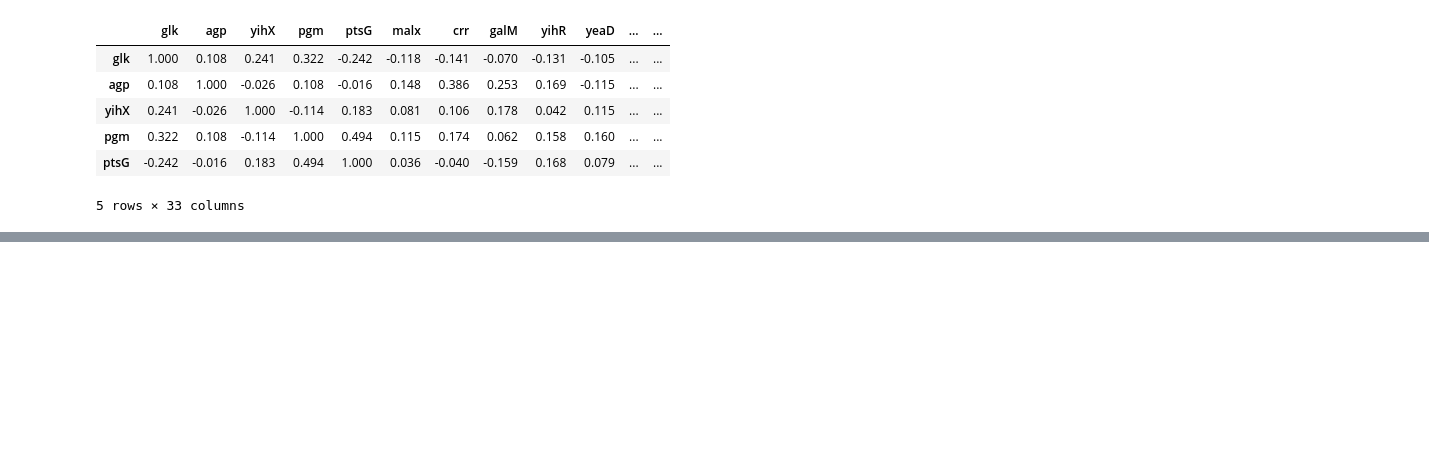
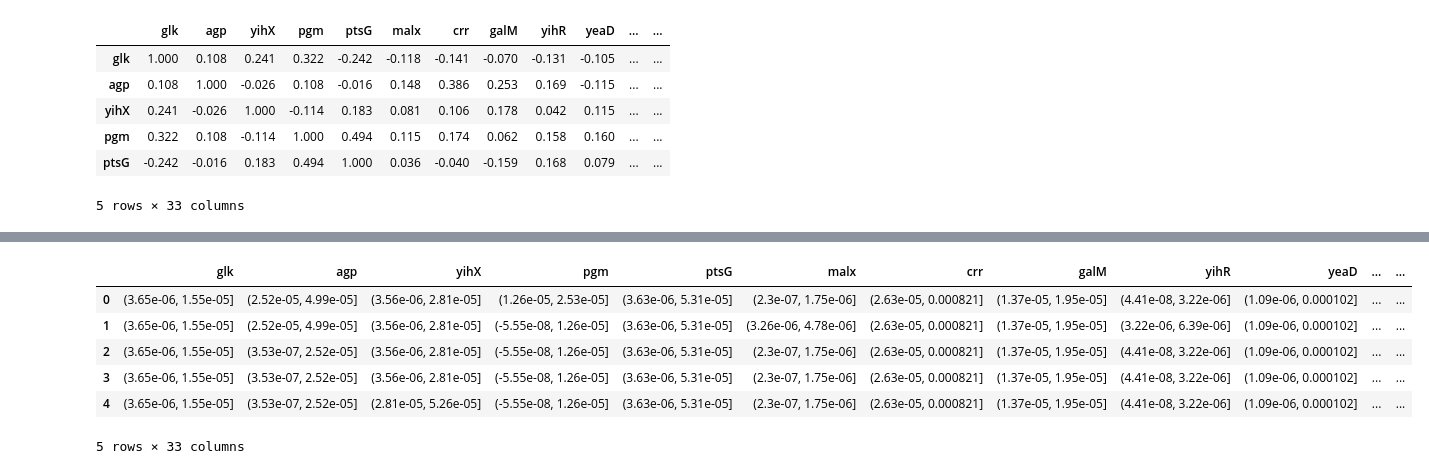
Before and after one commit to SanchanY/bn, a Jupyter notebook: work/corr.ipynb, the cells around one changed output, grey strips where cells are left out. Saved outputs shown, nothing was run; the diff lists cells and outputs as text; code cells hidden in the pictures; blank space fills up the shorter version.

```diff
--- a/work/corr.ipynb
+++ b/work/corr.ipynb
@@ -58,0 +76,16 @@ draw_pcm(partial_corr_matrix)
+# %%
+# 連続値 →　離散値に変更
+df_new = df.copy()
+
+for i in range(len(df_new.columns)):
+    df_new.iloc[:, i] = pd.cut(df_new.iloc[:, i], 5)
+
+df_new.head()
+# %% [output]
+|  | glk | agp | yihX | pgm | ptsG | malx | crr | galM | yihR | yeaD | ... | ... |
+| 0 | (3.65e-06, 1.55e-05] | (2.52e-05, 4.99e-05] | (3.56e-06, 2.81e-05] | (1.26e-05, 2.53e-05] | (3.63e-06, 5.31e-05] | (2.3e-07, 1.75e-06] | (2.63e-05, 0.000821] | (1.37e-05, 1.95e-05] | (4.41e-08, 3.22e-06] | (1.09e-06, 0.000102] | ... | ... |
+| 1 | (3.65e-06, 1.55e-05] | (2.52e-05, 4.99e-05] | (3.56e-06, 2.81e-05] | (-5.55e-08, 1.26e-05] | (3.63e-06, 5.31e-05] | (3.26e-06, 4.78e-06] | (2.63e-05, 0.000821] | (1.37e-05, 1.95e-05] | (3.22e-06, 6.39e-06] | (1.09e-06, 0.000102] | ... | ... |
+| 2 | (3.65e-06, 1.55e-05] | (3.53e-07, 2.52e-05] | (3.56e-06, 2.81e-05] | (-5.55e-08, 1.26e-05] | (3.63e-06, 5.31e-05] | (2.3e-07, 1.75e-06] | (2.63e-05, 0.000821] | (1.37e-05, 1.95e-05] | (4.41e-08, 3.22e-06] | (1.09e-06, 0.000102] | ... | ... |
+| 3 | (3.65e-06, 1.55e-05] | (3.53e-07, 2.52e-05] | (3.56e-06, 2.81e-05] | (-5.55e-08, 1.26e-05] | (3.63e-06, 5.31e-05] | (2.3e-07, 1.75e-06] | (2.63e-05, 0.000821] | (1.37e-05, 1.95e-05] | (4.41e-08, 3.22e-06] | (1.09e-06, 0.000102] | ... | ... |
+| 4 | (3.65e-06, 1.55e-05] | (3.53e-07, 2.52e-05] | (2.81e-05, 5.26e-05] | (-5.55e-08, 1.26e-05] | (3.63e-06, 5.31e-05] | (2.3e-07, 1.75e-06] | (2.63e-05, 0.000821] | (1.37e-05, 1.95e-05] | (4.41e-08, 3.22e-06] | (1.09e-06, 0.000102] | ... | ... |
+5 rows × 33 columns
```
Also changed, not shown: parts of 5 cells of this notebook, 2 other files.
